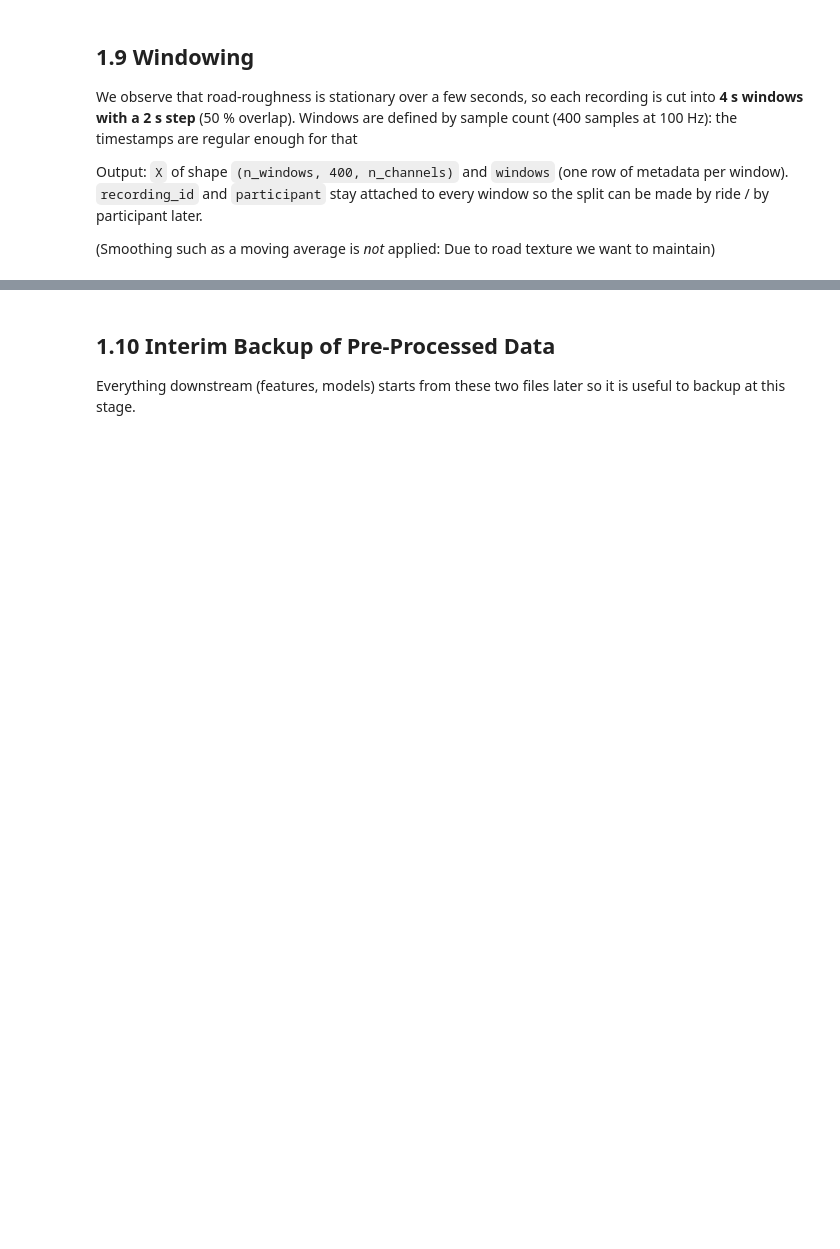
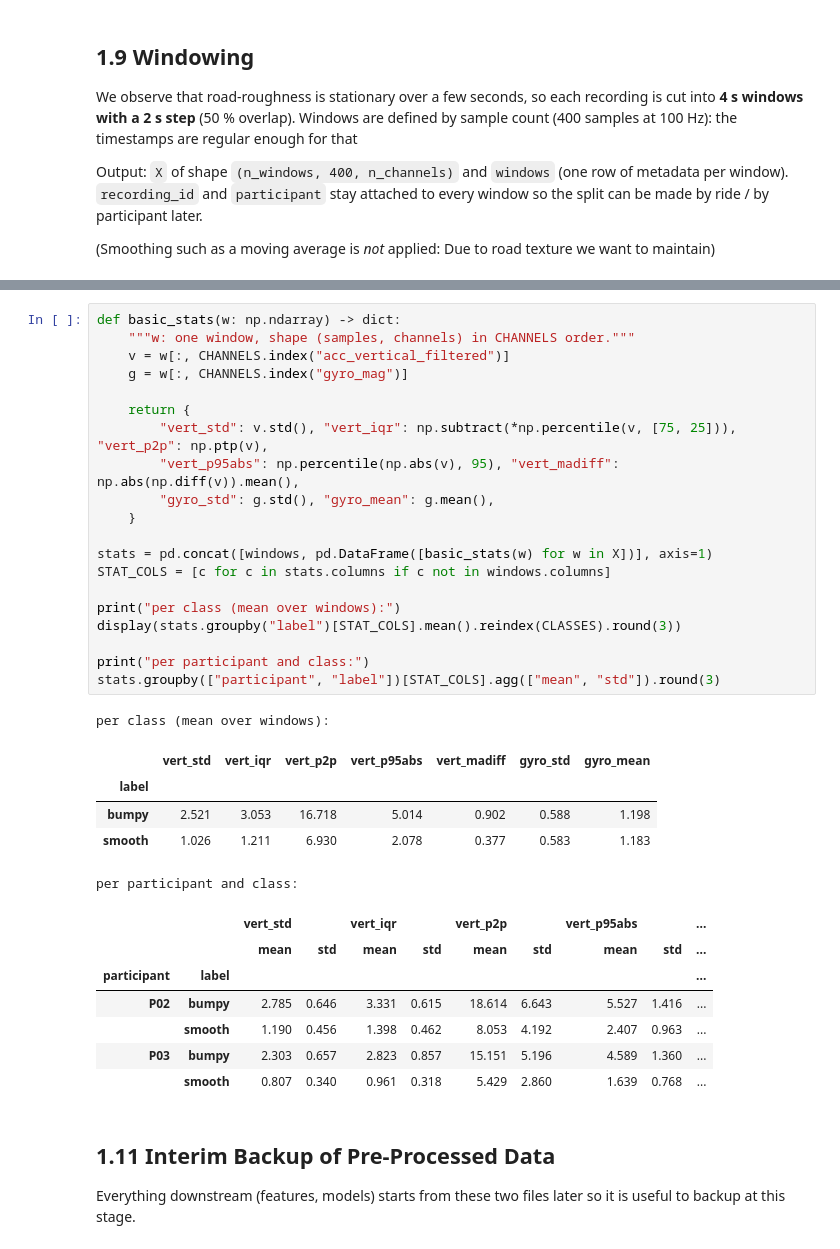
Before and after one commit to kostasparma/Machine_Learning_for_rides, a Jupyter notebook: notebooks/plot_datasets.ipynb, the cells around one changed output, grey strips where cells are left out. Drawn from its saved outputs; the diff is of its cells as text; blank space fills up the shorter version.

Commit message:
Add window statistics before moving on with actual feature engineering approach.

```diff
--- a/notebooks/plot_datasets.ipynb
+++ b/notebooks/plot_datasets.ipynb
@@ -369,5 +449,39 @@ counts
+# %%
+def basic_stats(w: np.ndarray) -> dict:
+    """w: one window, shape (samples, channels) in CHANNELS order."""
+    v = w[:, CHANNELS.index("acc_vertical_filtered")]
+    g = w[:, CHANNELS.index("gyro_mag")]
+
+    return {
+        "vert_std": v.std(), "vert_iqr": np.subtract(*np.percentile(v, [75, 25])), "vert_p2p": np.ptp(v),
+        "vert_p95abs": np.percentile(np.abs(v), 95), "vert_madiff": np.abs(np.diff(v)).mean(),
+        "gyro_std": g.std(), "gyro_mean": g.mean(),
+    }
+
+stats = pd.concat([windows, pd.DataFrame([basic_stats(w) for w in X])], axis=1)
+STAT_COLS = [c for c in stats.columns if c not in windows.columns]
+
+print("per class (mean over windows):")
+display(stats.groupby("label")[STAT_COLS].mean().reindex(CLASSES).round(3))
+
+print("per participant and class:")
+stats.groupby(["participant", "label"])[STAT_COLS].agg(["mean", "std"]).round(3)
+# %% [output]
+per class (mean over windows):
+|  | vert_std | vert_iqr | vert_p2p | vert_p95abs | vert_madiff | gyro_std | gyro_mean |
+| label |  |  |  |  |  |  |  |
+| bumpy | 2.521 | 3.053 | 16.718 | 5.014 | 0.902 | 0.588 | 1.198 |
+| smooth | 1.026 | 1.211 | 6.930 | 2.078 | 0.377 | 0.583 | 1.183 |
+per participant and class:
+|  |  | vert_std |  | vert_iqr |  | vert_p2p |  | vert_p95abs |  | ... |
+|  |  | mean | std | mean | std | mean | std | mean | std | ... |
+| participant | label |  |  |  |  |  |  |  |  | ... |
+| P02 | bumpy | 2.785 | 0.646 | 3.331 | 0.615 | 18.614 | 6.643 | 5.527 | 1.416 | ... |
+|  | smooth | 1.190 | 0.456 | 1.398 | 0.462 | 8.053 | 4.192 | 2.407 | 0.963 | ... |
+| P03 | bumpy | 2.303 | 0.657 | 2.823 | 0.857 | 15.151 | 5.196 | 4.589 | 1.360 | ... |
+|  | smooth | 0.807 | 0.340 | 0.961 | 0.318 | 5.429 | 2.860 | 1.639 | 0.768 | ... |
 # %% [markdown]
-## 1.10 Interim Backup of Pre-Processed Data
+## 1.11 Interim Backup of Pre-Processed Data
 
 Everything downstream (features, models) starts from these two files later so it is useful to backup at this stage.
 # %%
```
Also changed, not shown: parts of 11 cells of this notebook.
